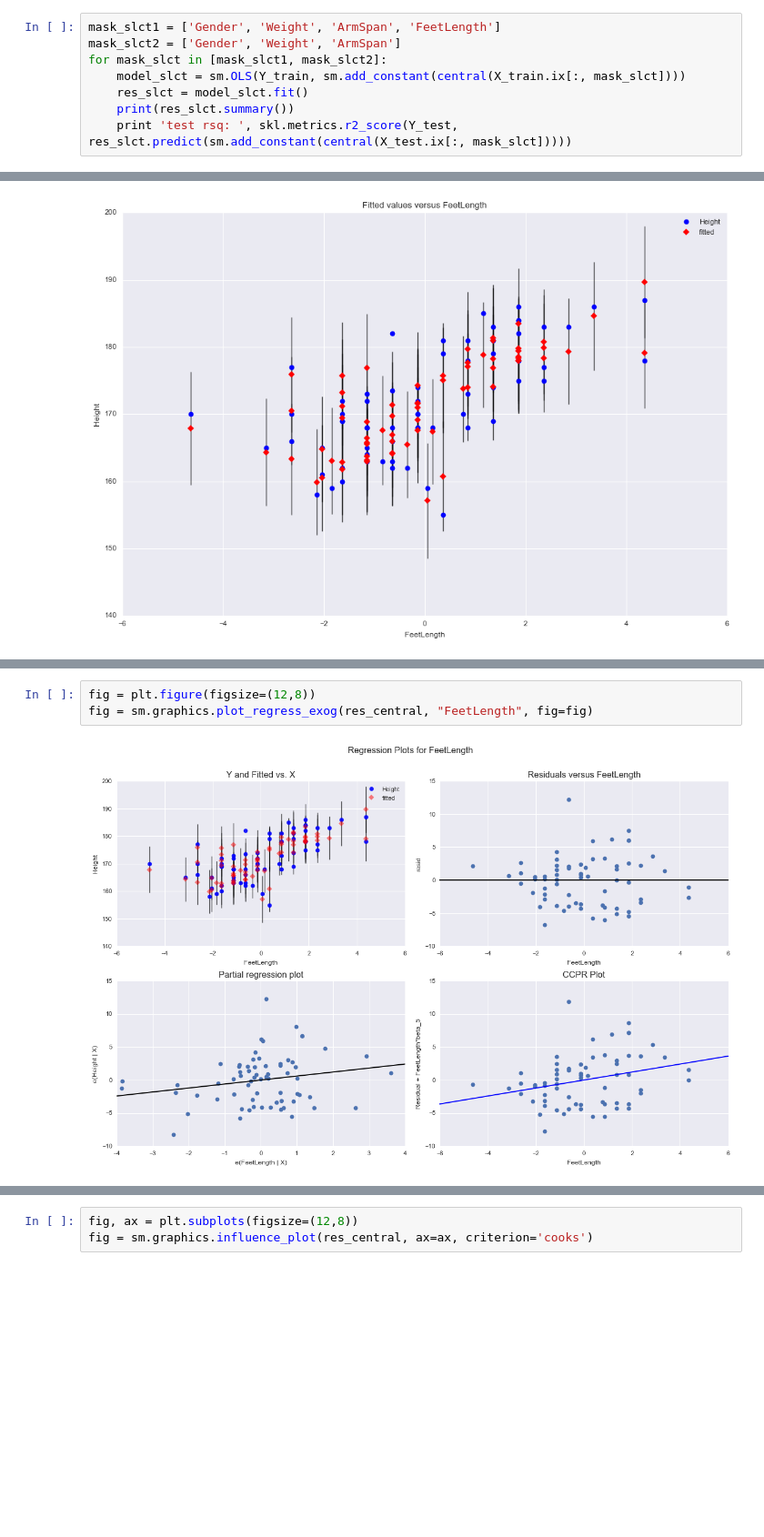
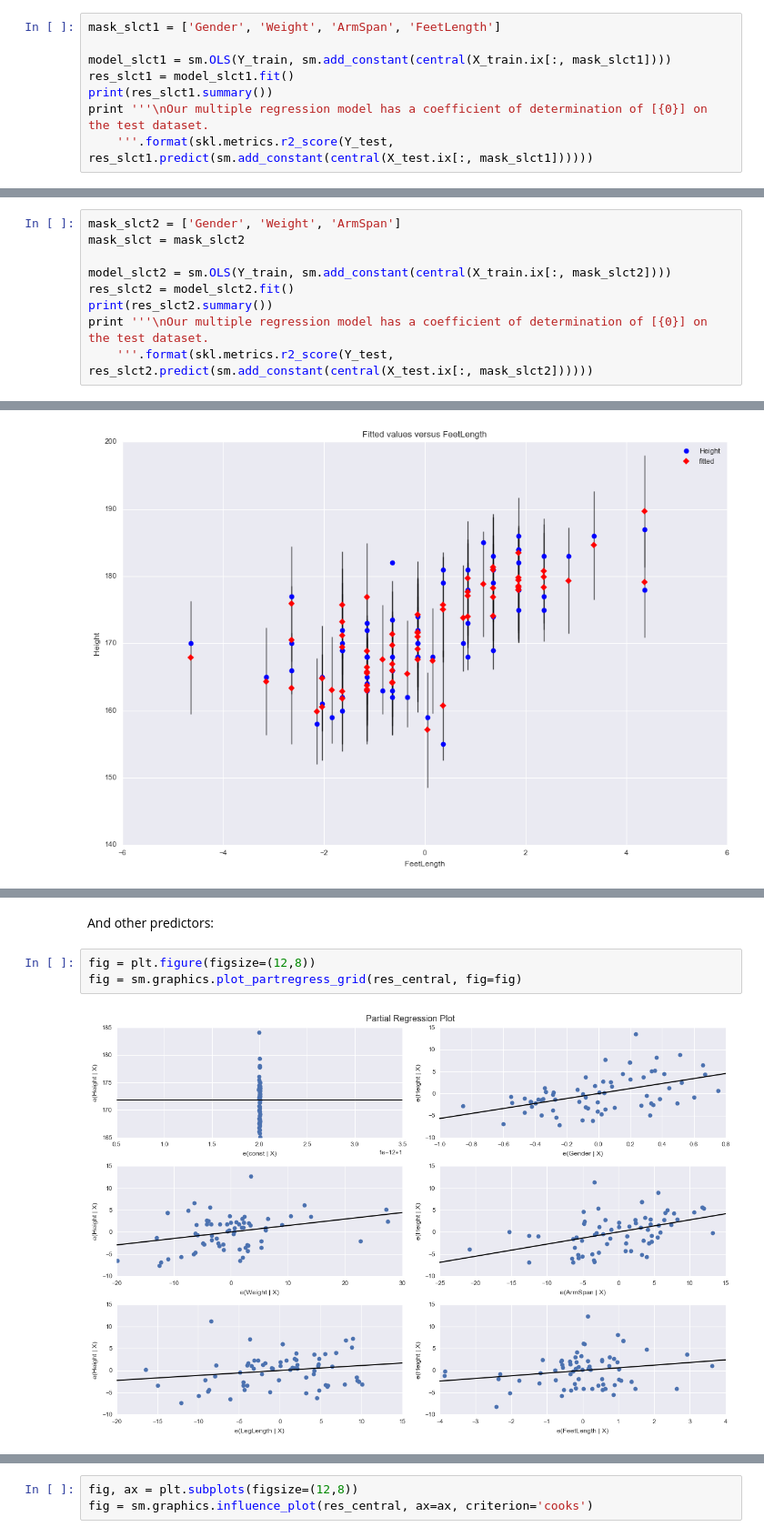
Before and after one commit to brillliantz/Statistics, a Jupyter notebook: EDA_and_Regression_on_Height.ipynb, the cells around one changed output, grey strips where cells are left out. Shown at 91% size. Saved outputs shown, nothing was run; the diff lists cells and outputs as text; blank space fills up the shorter version.

```diff
--- a/EDA_and_Regression_on_Height.ipynb
+++ b/EDA_and_Regression_on_Height.ipynb
@@ -690,11 +695,11 @@ We **start with all** predictors, eliminate **the most nonsignificant** preditor
 # %%
 mask_slct1 = ['Gender', 'Weight', 'ArmSpan', 'FeetLength']
-mask_slct2 = ['Gender', 'Weight', 'ArmSpan']
-for mask_slct in [mask_slct1, mask_slct2]:
-    model_slct = sm.OLS(Y_train, sm.add_constant(central(X_train.ix[:, mask_slct])))
-    res_slct = model_slct.fit()
-    print(res_slct.summary())
-    print 'test rsq: ', skl.metrics.r2_score(Y_test, res_slct.predict(sm.add_constant(central(X_test.ix[:, mask_slct]))))
+
+model_slct1 = sm.OLS(Y_train, sm.add_constant(central(X_train.ix[:, mask_slct1])))
+res_slct1 = model_slct1.fit()
+print(res_slct1.summary())
+print '''\nOur multiple regression model has a coefficient of determination of [{0}] on the test dataset.
+    '''.format(skl.metrics.r2_score(Y_test, res_slct1.predict(sm.add_constant(central(X_test.ix[:, mask_slct1])))))
 # %% [output]
                             OLS Regression Results
 ==============================================================================
@@ -715,0 +725,9 @@ test rsq:  0.614026228567
+# %%
+mask_slct2 = ['Gender', 'Weight', 'ArmSpan']
+mask_slct = mask_slct2
+
+model_slct2 = sm.OLS(Y_train, sm.add_constant(central(X_train.ix[:, mask_slct2])))
+res_slct2 = model_slct2.fit()
+print(res_slct2.summary())
+print '''\nOur multiple regression model has a coefficient of determination of [{0}] on the test dataset.
+    '''.format(skl.metrics.r2_score(Y_test, res_slct2.predict(sm.add_constant(central(X_test.ix[:, mask_slct2])))))
@@ -836,5 +877,7 @@ fig = sm.graphics.plot_fit(res_central, "FeetLength", ax=ax)
+# %% [markdown]
+And other predictors:
 # %%
 fig = plt.figure(figsize=(12,8))
-fig = sm.graphics.plot_regress_exog(res_central, "FeetLength", fig=fig)
+fig = sm.graphics.plot_partregress_grid(res_central, fig=fig)
 # %% [output]
-[figure, old version]
+[figure, new version]
```
Also changed, not shown: parts of 80 cells of this notebook.
